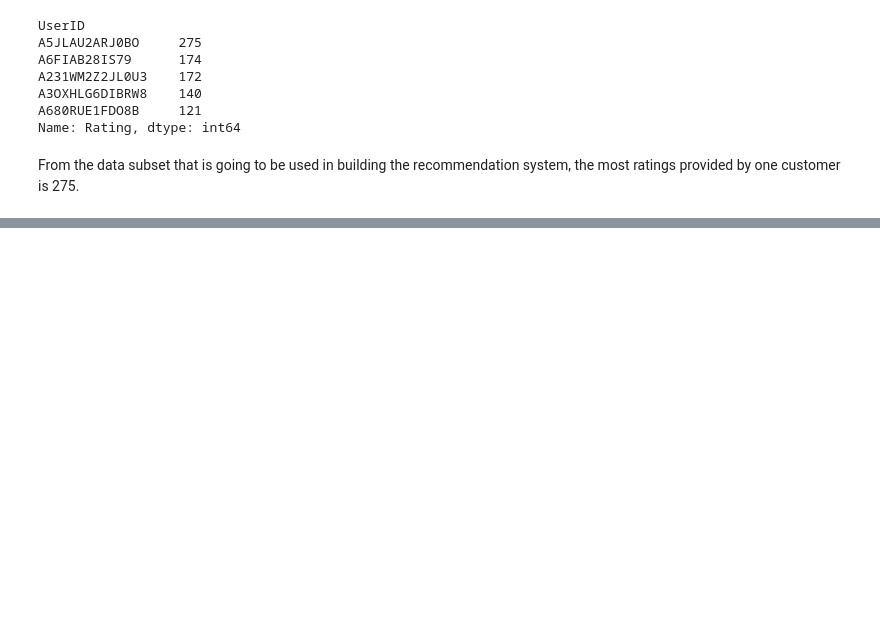
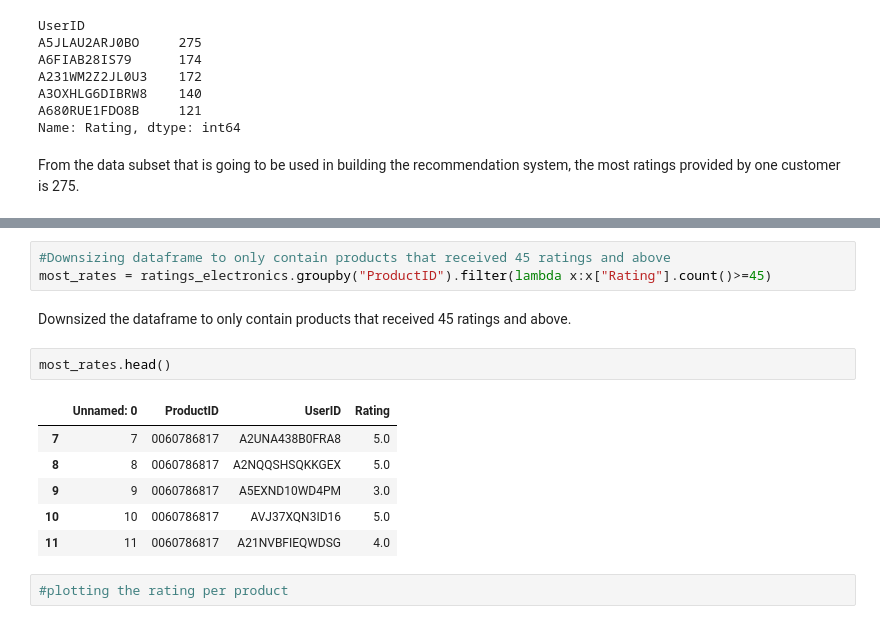
Before and after one commit to Blaisekhan/Capstone-Project---Recommender-Systems, a Jupyter notebook: Capstone_codes.ipynb, the cells around one changed output, grey strips where cells are left out. Drawn from its saved outputs; the diff is of its cells as text; blank space fills up the shorter version.

```diff
--- a/Capstone_codes.ipynb
+++ b/Capstone_codes.ipynb
@@ -212,0 +221,16 @@ From the data subset that is going to be used in building the recommendation sys
+# %%
+#Downsizing dataframe to only contain products that received 45 ratings and above
+most_rates = ratings_electronics.groupby("ProductID").filter(lambda x:x["Rating"].count()>=45)
+# %% [markdown]
+Downsized the dataframe to only contain products that received 45 ratings and above.
+# %%
+most_rates.head()
+# %% [output]
+|  | Unnamed: 0 | ProductID | UserID | Rating |
+| 7 | 7 | 0060786817 | A2UNA438B0FRA8 | 5.0 |
+| 8 | 8 | 0060786817 | A2NQQSHSQKKGEX | 5.0 |
+| 9 | 9 | 0060786817 | A5EXND10WD4PM | 3.0 |
+| 10 | 10 | 0060786817 | AVJ37XQN3ID16 | 5.0 |
+| 11 | 11 | 0060786817 | A21NVBFIEQWDSG | 4.0 |
+# %%
+#plotting the rating per product
```
Also changed, not shown: parts of 3 cells of this notebook.
